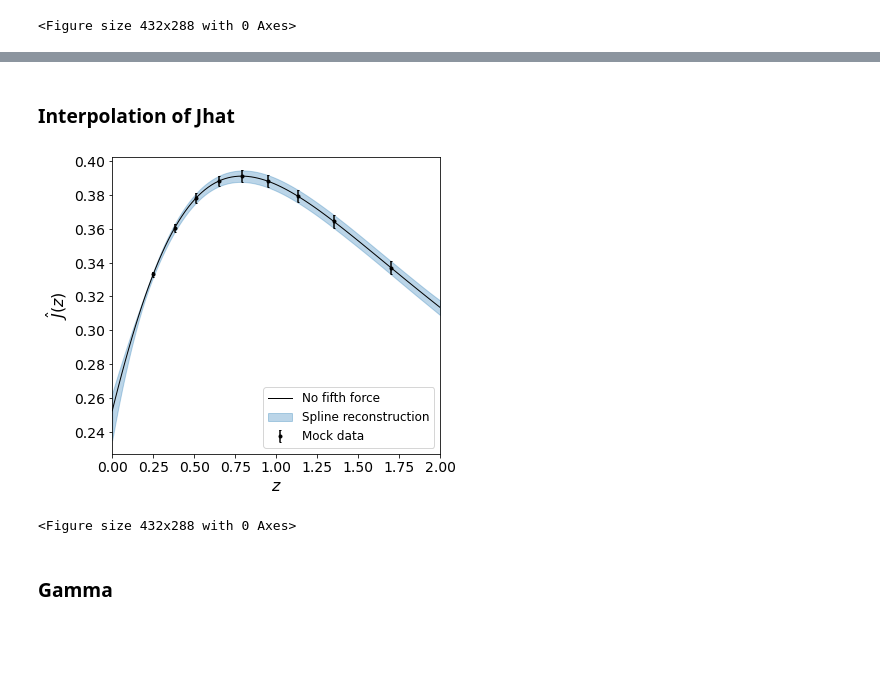
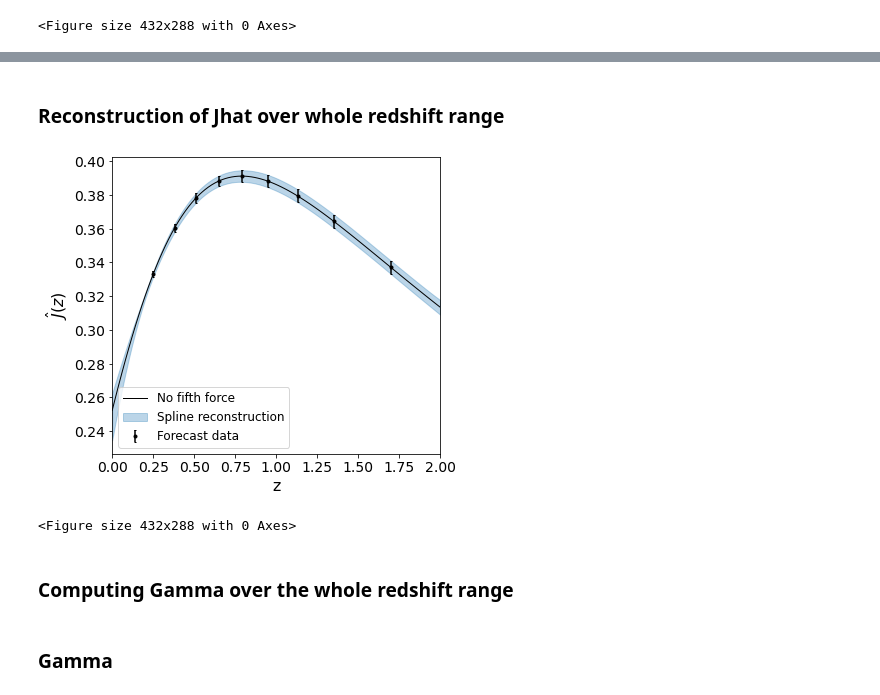
Before and after one commit to NastassiaG/FifthForce_Jhat_fhat, a Jupyter notebook: Jhat_fhat_DESI_LSST.ipynb, the cells around one changed output, grey strips where cells are left out. Cells and saved outputs as stored; diff of their text form; code cells hidden in the pictures; blank space fills up the shorter version.

Commit message:
Cleaning
Removing unnecessary old things, unifying the structure of Jhat_fhat_current.ipynb and Jhat_fhat_DESI_LSST.ipynb

```diff
--- a/Jhat_fhat_DESI_LSST.ipynb
+++ b/Jhat_fhat_DESI_LSST.ipynb
@@ -59,6 +37,3 @@ Jhat_der_spline_LCDM = np.gradient(Jhat_spline_LCDM, z_range, axis=0, edge_order
 # %%
-Jhat_fiducial = Gamma.Jhat_LCDM(z_LSST)
-print(Jhat_fiducial)
-
-fhat_fiducial = Gamma.fhat_LCDM(z_DESI)
-print(fhat_fiducial)
+Jhat_fiducial = calculate_Gamma.Jhat_LCDM(z_LSST)
+fhat_fiducial = calculate_Gamma.fhat_LCDM(z_DESI)
@@ -372,48 +352,45 @@ plt.savefig("dlnf_forecast.png", dpi=600, bbox_inches='tight')
 # %% [markdown]
-### Interpolation of Jhat
+### Reconstruction of Jhat over whole redshift range
 # %%
-node_values_J = z_LSST
+knot_values_J = z_LSST
 
-# Generate best fit values (for fhat at nodes) and cov matrix
-[J_best_fit_spline, J_cov_spline] = intf.minuit_spline(node_values_J, z_data = z_LSST, fhat_data = Jhat_fiducial, fhat_data_covariance = Jhat_covariance_pess, use_covariance = True)
+# Generate best fit values (for fhat at knots) and cov matrix
+[J_best_fit_spline, J_cov_spline] = intf.minuit_spline(knot_values_J, z_data = z_LSST, fhat_data = Jhat_fiducial, fhat_data_covariance = Jhat_covariance_pess, use_covariance = True)
 
-# Interpolate over the whole redshift range by generating 1000 samples
-Jhat_spline_reco = intf.spline_interpolation(J_best_fit_spline, J_cov_spline, zarray = node_values_J, z_range = z_range, return_covariance = True)
-Jhat_spline_reco_nodes = intf.spline_interpolation(J_best_fit_spline, J_cov_spline, zarray = node_values_J, z_range = node_values, return_covariance = True)
+# Reconstruction over the whole redshift range
+Jhat_spline_reco = intf.spline_reconstruction(J_best_fit_spline, J_cov_spline, zarray = knot_values_J, z_range = z_range, return_covariance = True)
+Jhat_spline_reco_knots = intf.spline_reconstruction(J_best_fit_spline, J_cov_spline, zarray = knot_values_J, z_range = knot_values, return_covariance = True)
 # %%
 Jhat_stdev_spline = np.sqrt(np.diag(Jhat_spline_reco['cov']))
 # %%
-### Plot
+### Plot of Jhat with reconstruction
 plt.figure(figsize=(6, 5))
-plt.xlabel(gp_info["label_x"], fontsize=16)
+plt.xlabel('z', fontsize=16)
 plt.ylabel('$\\hat{J}(z)$', fontsize=16)
+
 # data
 plt.errorbar(z_LSST, Jhat_fiducial, np.sqrt(np.diag(Jhat_covariance_pess)), fmt=".", capsize=1,
-             label="Mock data", color='black')
+             label="Forecast data", color='black')
 
-# Prediction without a fifth force
+# Theoretical prediction
 plt.plot(z_range, Jhat_LCDM, color = 'black',  linewidth = 1, label = 'No fifth force')
 
 # spline
-#plt.plot(z_range, fhat_spline_reco['mean'], color='green', label="spline")
 plt.fill_between(z_range, (Jhat_spline_reco['mean'] - Jhat_stdev_spline), (Jhat_spline_reco['mean'] + Jhat_stdev_spline),
                  color='C0', alpha=0.3, label = 'Spline reconstruction')
 
 ticks = [0.00, 0.25, 0.50, 0.75, 1.00, 1.25, 1.50, 1.75, 2.00]
-
-# Set the x-axis ticks
 plt.xticks(ticks,fontsize=14)
 plt.yticks(fontsize=14)
-
 plt.xlim(0,2)
-
 plt.legend(fontsize=12)
 plt.tight_layout()
-
 #plt.savefig("Jhat_future.png", dpi=600, bbox_inches='tight')
 plt.show()
 plt.clf()
 # %% [output]
-[figure, old version]
+[figure, new version]
 <Figure size 432x288 with 0 Axes>
+# %% [markdown]
+### Computing Gamma over the whole redshift range
 # %%
```
Also changed, not shown: parts of 46 cells of this notebook, 3 other files.
